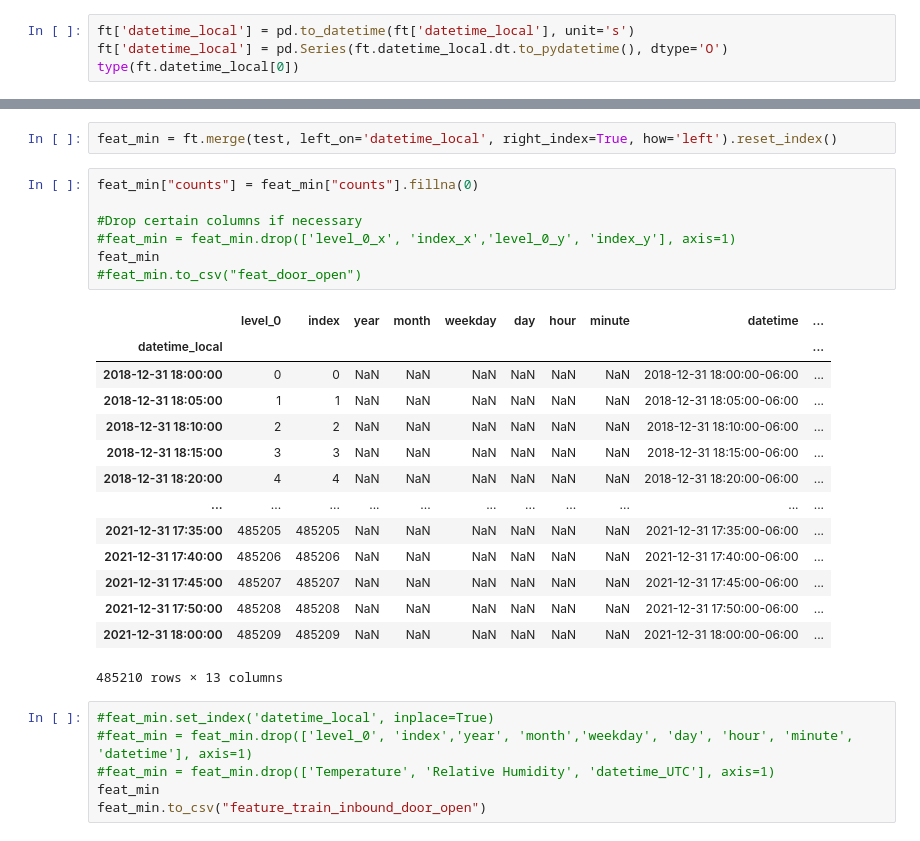
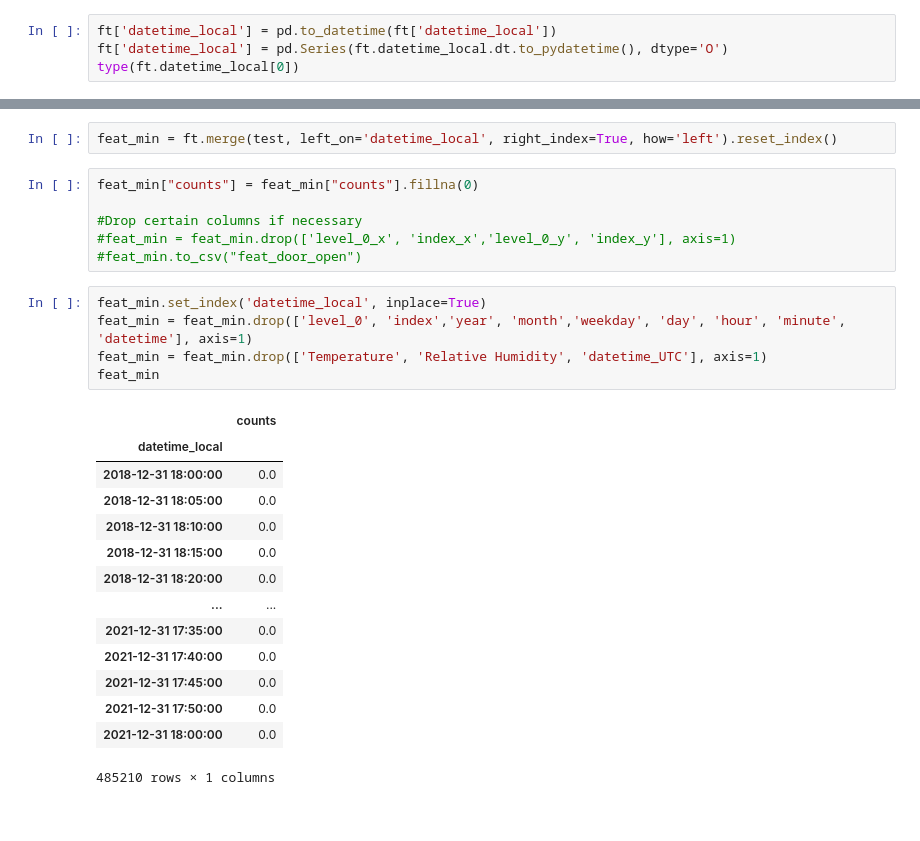
Before and after one commit to Robpennekamp/AppliedMachineLearning, a Jupyter notebook: AppliedMLdataproject2Suus.ipynb, the cells around one changed output, grey strips where cells are left out. Drawn from its saved outputs; the diff is of its cells as text.

```diff
--- a/AppliedMLdataproject2Suus.ipynb
+++ b/AppliedMLdataproject2Suus.ipynb
@@ -112,5 +119,5 @@ str
 # %%
-ft['datetime_local'] = pd.to_datetime(ft['datetime_local'], unit='s')
+ft['datetime_local'] = pd.to_datetime(ft['datetime_local'])
 ft['datetime_local'] = pd.Series(ft.datetime_local.dt.to_pydatetime(), dtype='O')
 type(ft.datetime_local[0])
 # %% [output]
@@ -131,28 +136,26 @@ feat_min["counts"] = feat_min["counts"].fillna(0)
 
 #Drop certain columns if necessary
 #feat_min = feat_min.drop(['level_0_x', 'index_x','level_0_y', 'index_y'], axis=1)
-feat_min
 #feat_min.to_csv("feat_door_open")
-# %% [output]
-|  | level_0 | index | year | month | weekday | day | hour | minute | datetime | ... |
-| datetime_local |  |  |  |  |  |  |  |  |  | ... |
-| 2018-12-31 18:00:00 | 0 | 0 | NaN | NaN | NaN | NaN | NaN | NaN | 2018-12-31 18:00:00-06:00 | ... |
-| 2018-12-31 18:05:00 | 1 | 1 | NaN | NaN | NaN | NaN | NaN | NaN | 2018-12-31 18:05:00-06:00 | ... |
-| 2018-12-31 18:10:00 | 2 | 2 | NaN | NaN | NaN | NaN | NaN | NaN | 2018-12-31 18:10:00-06:00 | ... |
-| 2018-12-31 18:15:00 | 3 | 3 | NaN | NaN | NaN | NaN | NaN | NaN | 2018-12-31 18:15:00-06:00 | ... |
-| 2018-12-31 18:20:00 | 4 | 4 | NaN | NaN | NaN | NaN | NaN | NaN | 2018-12-31 18:20:00-06:00 | ... |
-| ... | ... | ... | ... | ... | ... | ... | ... | ... | ... | ... |
-| 2021-12-31 17:35:00 | 485205 | 485205 | NaN | NaN | NaN | NaN | NaN | NaN | 2021-12-31 17:35:00-06:00 | ... |
-| 2021-12-31 17:40:00 | 485206 | 485206 | NaN | NaN | NaN | NaN | NaN | NaN | 2021-12-31 17:40:00-06:00 | ... |
-| 2021-12-31 17:45:00 | 485207 | 485207 | NaN | NaN | NaN | NaN | NaN | NaN | 2021-12-31 17:45:00-06:00 | ... |
-| 2021-12-31 17:50:00 | 485208 | 485208 | NaN | NaN | NaN | NaN | NaN | NaN | 2021-12-31 17:50:00-06:00 | ... |
-| 2021-12-31 18:00:00 | 485209 | 485209 | NaN | NaN | NaN | NaN | NaN | NaN | 2021-12-31 18:00:00-06:00 | ... |
-485210 rows × 13 columns
 # %%
-#feat_min.set_index('datetime_local', inplace=True)
-#feat_min = feat_min.drop(['level_0', 'index','year', 'month','weekday', 'day', 'hour', 'minute', 'datetime'], axis=1)
-#feat_min = feat_min.drop(['Temperature', 'Relative Humidity', 'datetime_UTC'], axis=1)
+feat_min.set_index('datetime_local', inplace=True)
+feat_min = feat_min.drop(['level_0', 'index','year', 'month','weekday', 'day', 'hour', 'minute', 'datetime'], axis=1)
+feat_min = feat_min.drop(['Temperature', 'Relative Humidity', 'datetime_UTC'], axis=1)
 feat_min
-feat_min.to_csv("feature_train_inbound_door_open")
+# %% [output]
+|  | counts |
+| datetime_local |  |
+| 2018-12-31 18:00:00 | 0.0 |
+| 2018-12-31 18:05:00 | 0.0 |
+| 2018-12-31 18:10:00 | 0.0 |
+| 2018-12-31 18:15:00 | 0.0 |
+| 2018-12-31 18:20:00 | 0.0 |
+| ... | ... |
+| 2021-12-31 17:35:00 | 0.0 |
+| 2021-12-31 17:40:00 | 0.0 |
+| 2021-12-31 17:45:00 | 0.0 |
+| 2021-12-31 17:50:00 | 0.0 |
+| 2021-12-31 18:00:00 | 0.0 |
+485210 rows × 1 columns
 # %%
 feat_min.iloc[400]
```
Also changed, not shown: parts of 19 cells of this notebook, 2 other files.
